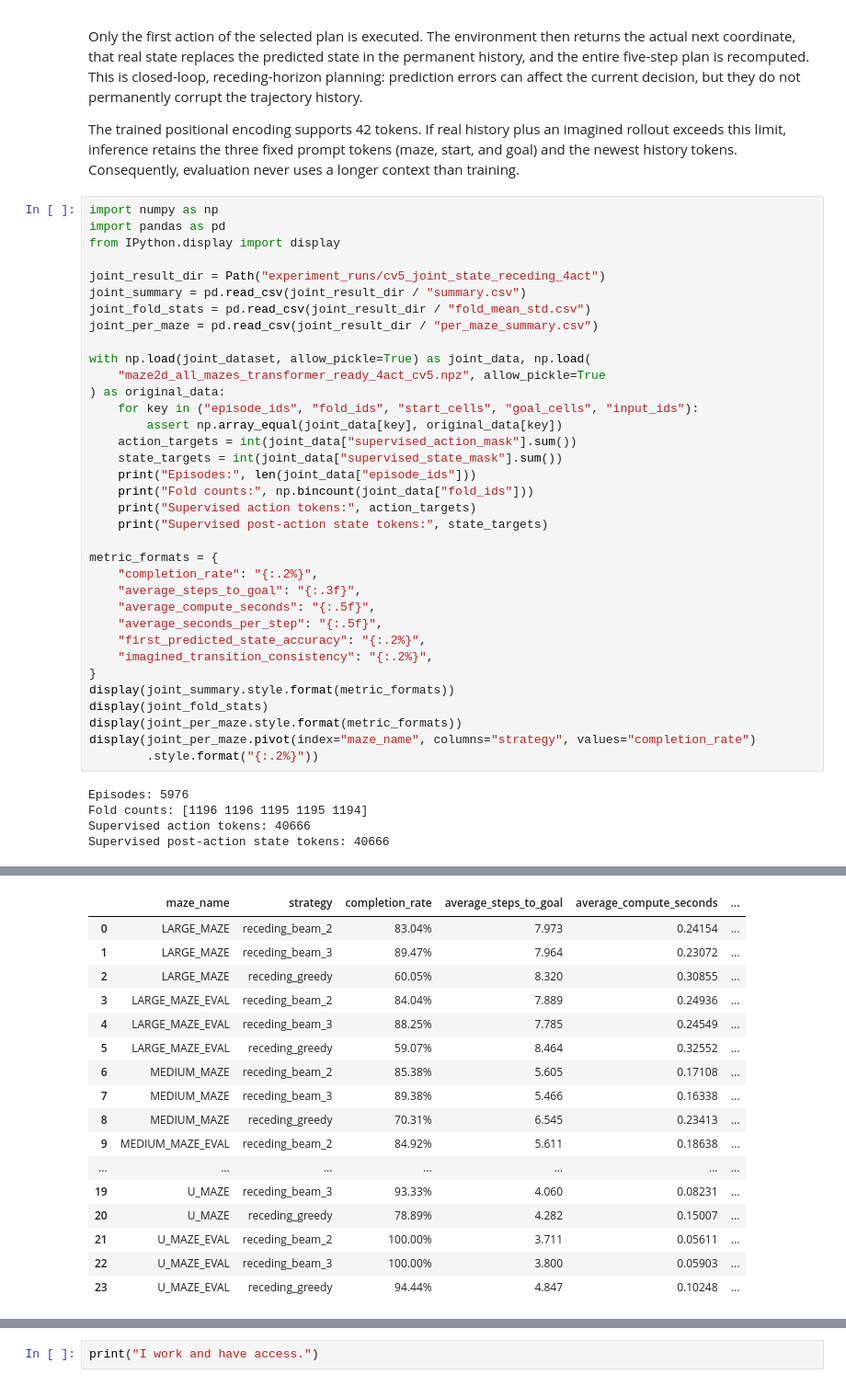
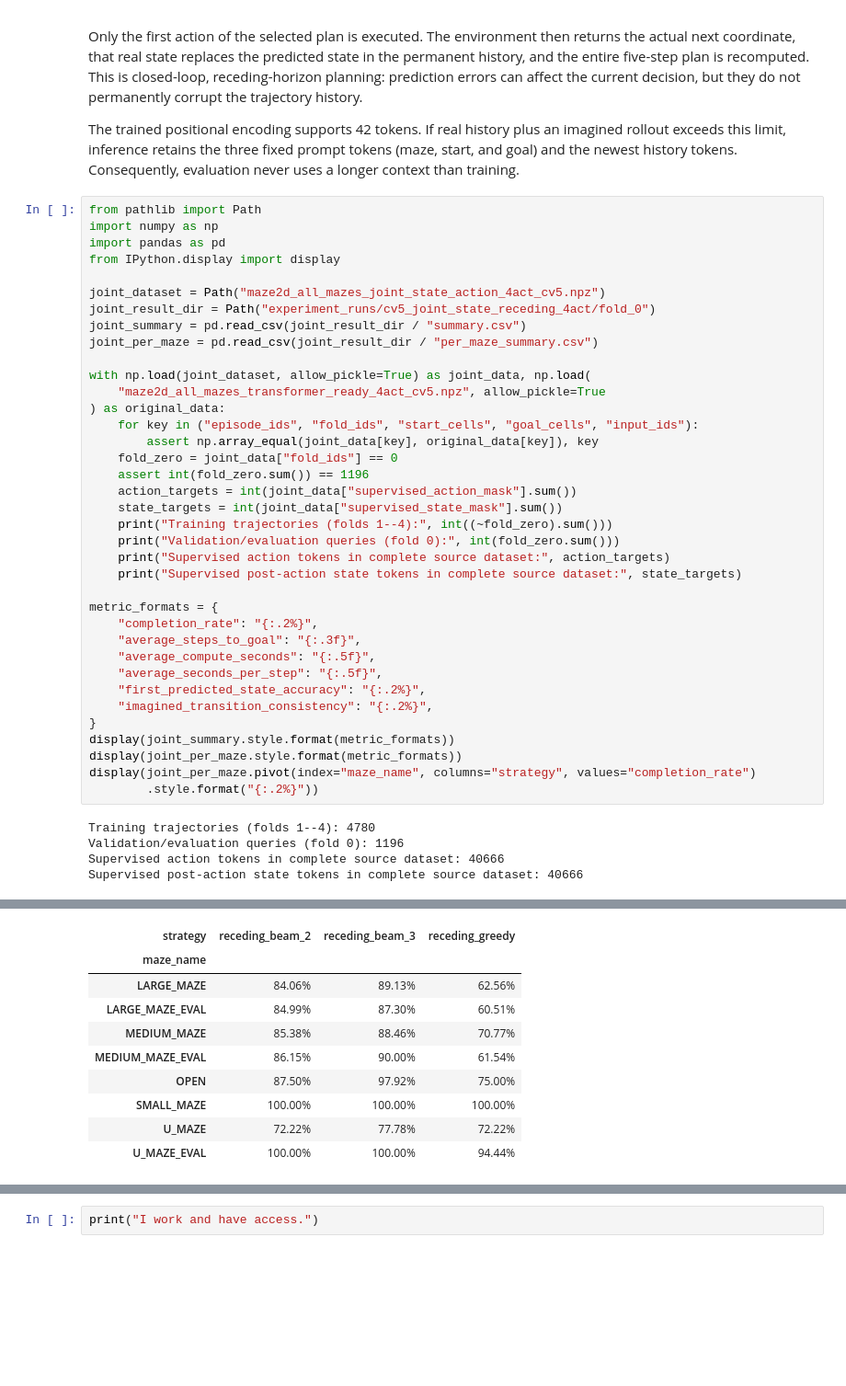
Before and after one commit to diankruger/4th-year-project, a Jupyter notebook: Full_dataset_pipeline.ipynb, the cells around one changed output, grey strips where cells are left out. Shown at 92% size. Saved outputs shown, nothing was run; the diff lists cells and outputs as text; blank space fills up the shorter version.

```diff
--- a/Full_dataset_pipeline.ipynb
+++ b/Full_dataset_pipeline.ipynb
@@ -2018,26 +2121,29 @@ Only the first action of the selected plan is executed. The environment then ret
 
 The trained positional encoding supports 42 tokens. If real history plus an imagined rollout exceeds this limit, inference retains the three fixed prompt tokens (maze, start, and goal) and the newest history tokens. Consequently, evaluation never uses a longer context than training.
 # %%
+from pathlib import Path
 import numpy as np
 import pandas as pd
 from IPython.display import display
 
-joint_result_dir = Path("experiment_runs/cv5_joint_state_receding_4act")
+joint_dataset = Path("maze2d_all_mazes_joint_state_action_4act_cv5.npz")
+joint_result_dir = Path("experiment_runs/cv5_joint_state_receding_4act/fold_0")
 joint_summary = pd.read_csv(joint_result_dir / "summary.csv")
-joint_fold_stats = pd.read_csv(joint_result_dir / "fold_mean_std.csv")
 joint_per_maze = pd.read_csv(joint_result_dir / "per_maze_summary.csv")
 
 with np.load(joint_dataset, allow_pickle=True) as joint_data, np.load(
     "maze2d_all_mazes_transformer_ready_4act_cv5.npz", allow_pickle=True
 ) as original_data:
     for key in ("episode_ids", "fold_ids", "start_cells", "goal_cells", "input_ids"):
-        assert np.array_equal(joint_data[key], original_data[key])
+        assert np.array_equal(joint_data[key], original_data[key]), key
+    fold_zero = joint_data["fold_ids"] == 0
+    assert int(fold_zero.sum()) == 1196
     action_targets = int(joint_data["supervised_action_mask"].sum())
     state_targets = int(joint_data["supervised_state_mask"].sum())
-    print("Episodes:", len(joint_data["episode_ids"]))
-    print("Fold counts:", np.bincount(joint_data["fold_ids"]))
-    print("Supervised action tokens:", action_targets)
-    print("Supervised post-action state tokens:", state_targets)
+    print("Training trajectories (folds 1--4):", int((~fold_zero).sum()))
+    print("Validation/evaluation queries (fold 0):", int(fold_zero.sum()))
+    print("Supervised action tokens in complete source dataset:", action_targets)
+    print("Supervised post-action state tokens in complete source dataset:", state_targets)
 
 metric_formats = {
     "completion_rate": "{:.2%}",
@@ -2048,13 +2154,12 @@ metric_formats = {
     "imagined_transition_consistency": "{:.2%}",
 }
 display(joint_summary.style.format(metric_formats))
-display(joint_fold_stats)
 display(joint_per_maze.style.format(metric_formats))
 display(joint_per_maze.pivot(index="maze_name", columns="strategy", values="completion_rate")
         .style.format("{:.2%}"))
 # %% [output]
-Episodes: 5976
-Fold counts: [1196 1196 1195 1195 1194]
-Supervised action tokens: 40666
-Supervised post-action state tokens: 40666
+Training trajectories (folds 1--4): 4780
+Validation/evaluation queries (fold 0): 1196
+Supervised action tokens in complete source dataset: 40666
+Supervised post-action state tokens in complete source dataset: 40666
 |  | strategy | completion_rate | average_steps_to_goal | average_compute_seconds | average_seconds_per_step | ... |
@@ -2068,17 +2186,10 @@ Supervised post-action state tokens: 40666
-|  | maze_name | strategy | completion_rate | average_steps_to_goal | average_compute_seconds | ... |
-| 0 | LARGE_MAZE | receding_beam_2 | 83.04% | 7.973 | 0.24154 | ... |
-| 1 | LARGE_MAZE | receding_beam_3 | 89.47% | 7.964 | 0.23072 | ... |
-| 2 | LARGE_MAZE | receding_greedy | 60.05% | 8.320 | 0.30855 | ... |
-| 3 | LARGE_MAZE_EVAL | receding_beam_2 | 84.04% | 7.889 | 0.24936 | ... |
-| 4 | LARGE_MAZE_EVAL | receding_beam_3 | 88.25% | 7.785 | 0.24549 | ... |
-| 5 | LARGE_MAZE_EVAL | receding_greedy | 59.07% | 8.464 | 0.32552 | ... |
-| 6 | MEDIUM_MAZE | receding_beam_2 | 85.38% | 5.605 | 0.17108 | ... |
-| 7 | MEDIUM_MAZE | receding_beam_3 | 89.38% | 5.466 | 0.16338 | ... |
-| 8 | MEDIUM_MAZE | receding_greedy | 70.31% | 6.545 | 0.23413 | ... |
-| 9 | MEDIUM_MAZE_EVAL | receding_beam_2 | 84.92% | 5.611 | 0.18638 | ... |
-| ... | ... | ... | ... | ... | ... | ... |
-| 19 | U_MAZE | receding_beam_3 | 93.33% | 4.060 | 0.08231 | ... |
-| 20 | U_MAZE | receding_greedy | 78.89% | 4.282 | 0.15007 | ... |
-| 21 | U_MAZE_EVAL | receding_beam_2 | 100.00% | 3.711 | 0.05611 | ... |
-| 22 | U_MAZE_EVAL | receding_beam_3 | 100.00% | 3.800 | 0.05903 | ... |
-| 23 | U_MAZE_EVAL | receding_greedy | 94.44% | 4.847 | 0.10248 | ... |
+| strategy | receding_beam_2 | receding_beam_3 | receding_greedy |
+| maze_name |  |  |  |
+| LARGE_MAZE | 84.06% | 89.13% | 62.56% |
+| LARGE_MAZE_EVAL | 84.99% | 87.30% | 60.51% |
+| MEDIUM_MAZE | 85.38% | 88.46% | 70.77% |
+| MEDIUM_MAZE_EVAL | 86.15% | 90.00% | 61.54% |
+| OPEN | 87.50% | 97.92% | 75.00% |
+| SMALL_MAZE | 100.00% | 100.00% | 100.00% |
+| U_MAZE | 72.22% | 77.78% | 72.22% |
+| U_MAZE_EVAL | 100.00% | 100.00% | 94.44% |
```
Also changed, not shown: parts of 24 cells of this notebook, 27 other files.
